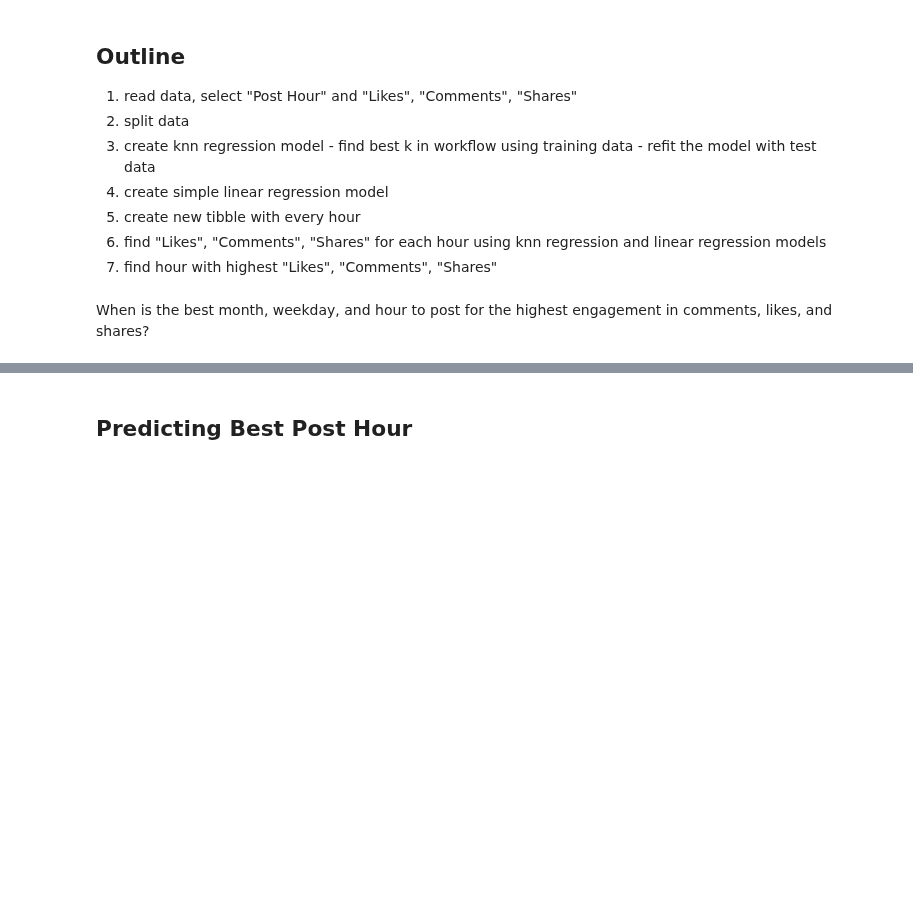
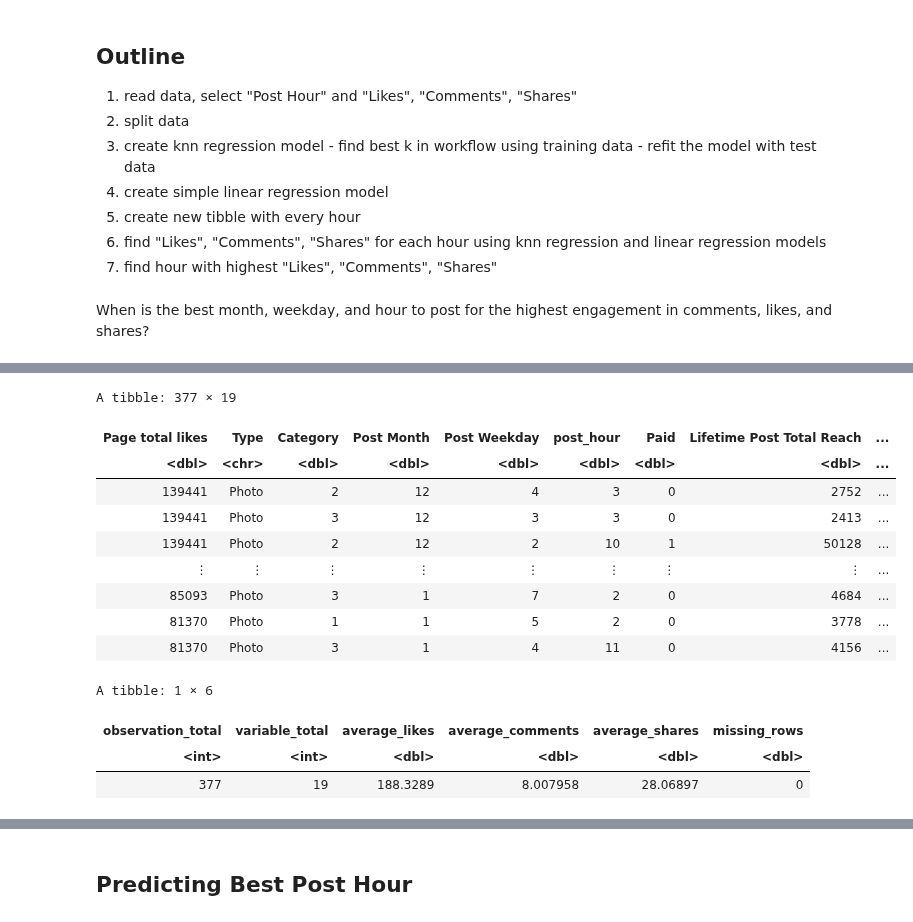
Before and after one commit to amellios/data_science_woohoo, a Jupyter notebook: Final Project Analysis.ipynb, the cells around one changed output, grey strips where cells are left out. Cells and saved outputs as stored; diff of their text form; code cells hidden in the pictures; blank space fills up the shorter version.

Commit message:
BIG changes: exploratory data add and narration

```diff
--- a/Final Project Analysis.ipynb
+++ b/Final Project Analysis.ipynb
@@ -79,0 +76,61 @@ A tibble: 500 × 4
+# %%
+#Renaming "Post Hour"
+facebook_1 <- facebook %>% rename(post_hour = `Post Hour`)
+
+#Split into training (75 percent of data set) and test data
+set.seed(2021)
+facebook_split <- initial_split(facebook_1, prop = 0.75, strata = post_hour)
+facebook_train <- training(facebook_split)
+facebook_test <- testing(facebook_split)
+facebook_train
+
+#Missing Rows of Data
+missing_rows <- sum(colSums(is.na(facebook_train)))
+
+#fill in blank values with 0
+facebook_train[is.na(facebook_train)] <- 0
+
+#Average of Each Predictor Variable
+average_likes <- mean(facebook_train[["like"]])
+average_comments <- mean(facebook_train[["comment"]])
+average_shares <- mean(facebook_train[["share"]])
+
+#Total Number of Observations
+observation_total <- nrow(facebook_train)
+
+#Total Number of Variables
+variable_total <- ncol(facebook_train)
+
+#Exploratory Data Analysis Table
+exploratory_table <- facebook_train %>%
+                     mutate(facebook_train, observation_total = observation_total) %>%
+                     mutate(facebook_train, variable_total = variable_total) %>%
+                     mutate(facebook_train, average_likes = average_likes) %>%
+                     mutate(facebook_train, average_comments = average_comments) %>%
+                     mutate(facebook_train, average_shares = average_shares) %>%
+                     mutate(facebook_train, missing_rows = missing_rows) %>%
+                     select(observation_total, variable_total, average_likes, average_comments, average_shares, missing_rows) %>%
+                     slice(1)
+exploratory_table
+#facebook <- facebook %>%
+  #  select("Post Hour", "like", "comment", "share") %>%
+   # rename(post_hour = "Post Hour")
+#facebook
+
+#fill in blank values with 0
+facebook[is.na(facebook)] <- 0
+# %% [output]
+A tibble: 377 × 19
+| Page total likes | Type | Category | Post Month | Post Weekday | post_hour | Paid | Lifetime Post Total Reach | ... |
+| <dbl> | <chr> | <dbl> | <dbl> | <dbl> | <dbl> | <dbl> | <dbl> | ... |
+| 139441 | Photo | 2 | 12 | 4 | 3 | 0 | 2752 | ... |
+| 139441 | Photo | 3 | 12 | 3 | 3 | 0 | 2413 | ... |
+| 139441 | Photo | 2 | 12 | 2 | 10 | 1 | 50128 | ... |
+| ⋮ | ⋮ | ⋮ | ⋮ | ⋮ | ⋮ | ⋮ | ⋮ | ... |
+| 85093 | Photo | 3 | 1 | 7 | 2 | 0 | 4684 | ... |
+| 81370 | Photo | 1 | 1 | 5 | 2 | 0 | 3778 | ... |
+| 81370 | Photo | 3 | 1 | 4 | 11 | 0 | 4156 | ... |
+A tibble: 1 × 6
+| observation_total | variable_total | average_likes | average_comments | average_shares | missing_rows |
+| <int> | <int> | <dbl> | <dbl> | <dbl> | <dbl> |
+| 377 | 19 | 188.3289 | 8.007958 | 28.06897 | 0 |
```
Also changed, not shown: parts of 6 cells of this notebook.
